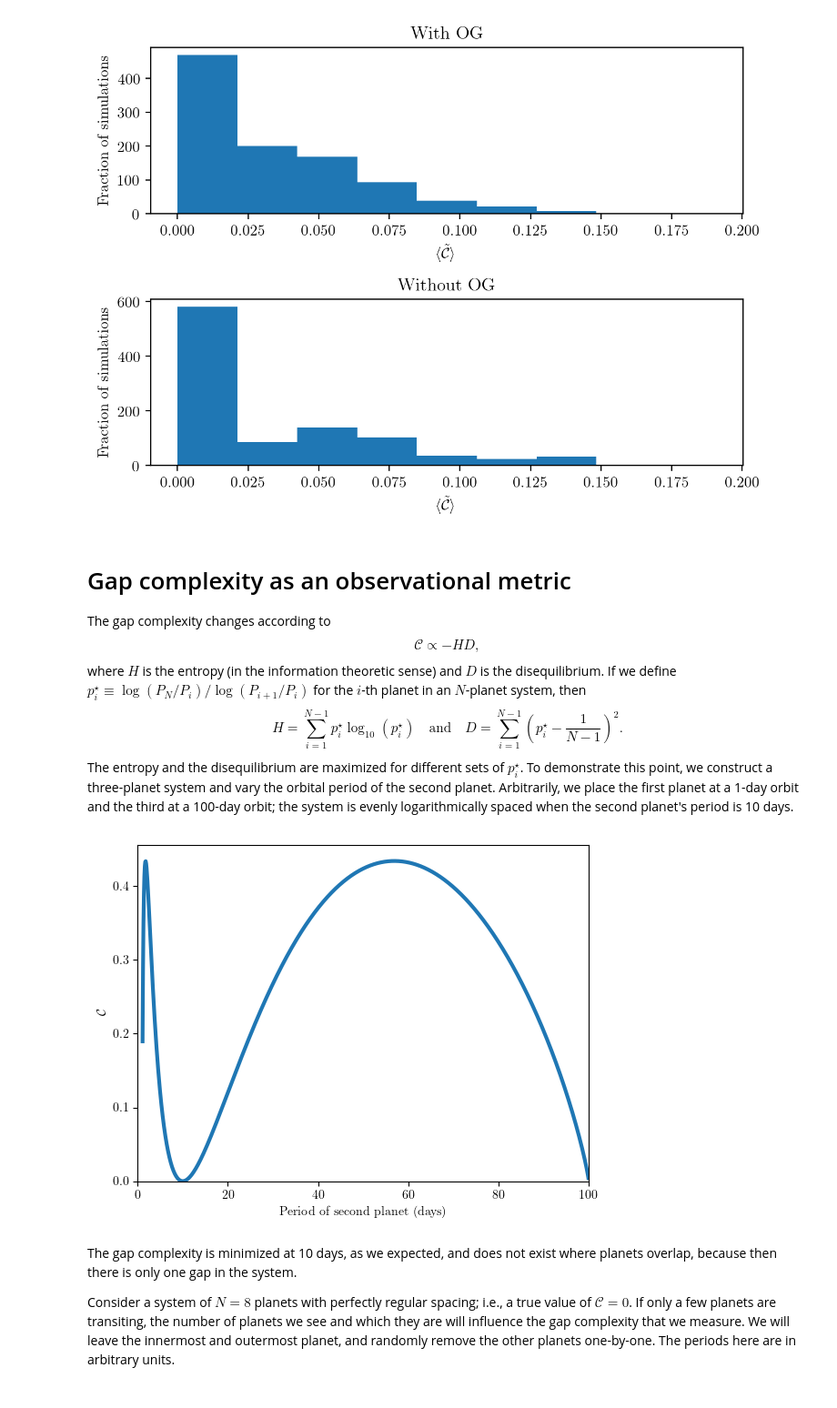
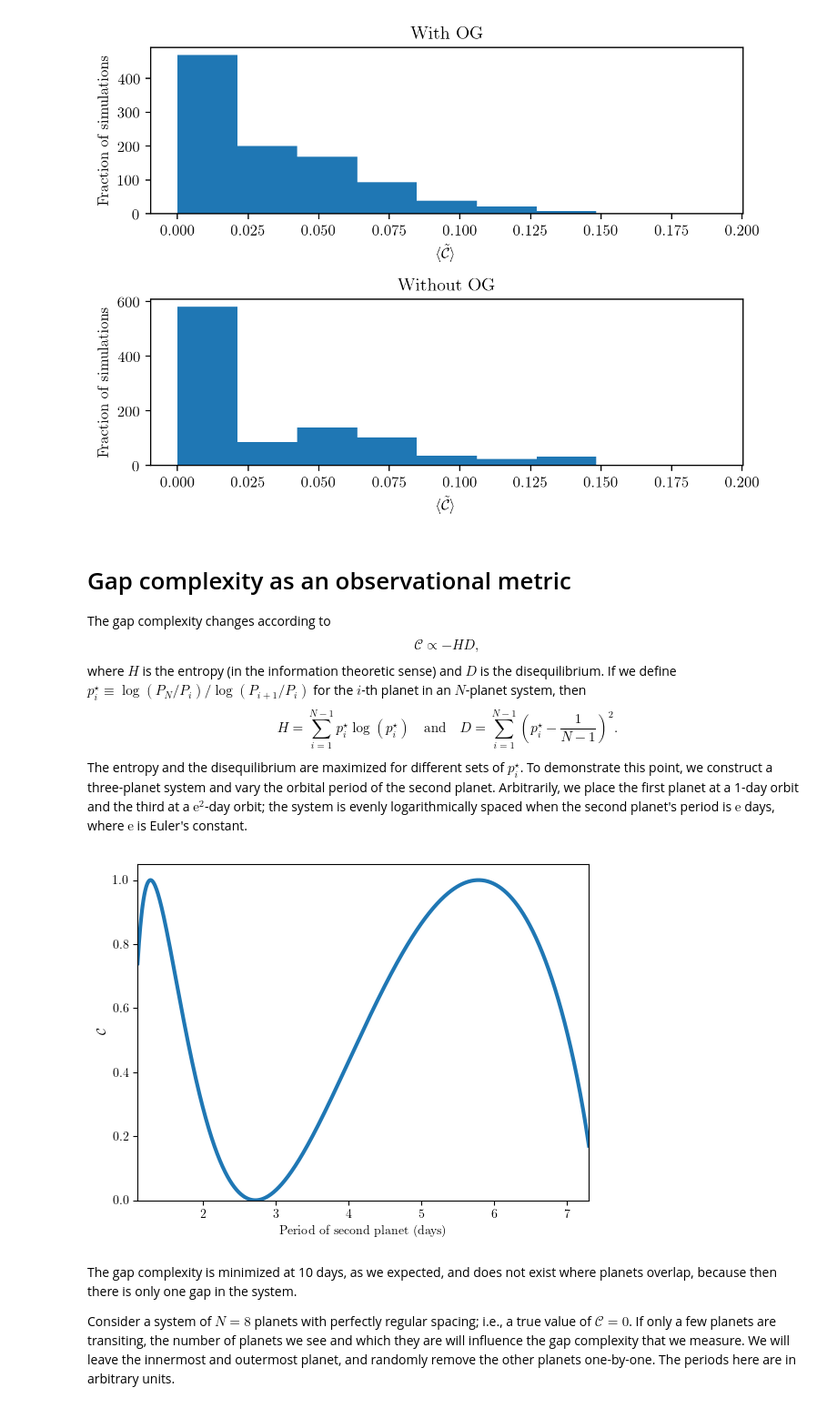
Before and after one commit to jrlivesey/SecularGapComplexity, a Jupyter notebook: simulation-pairs.ipynb, the cells around one changed output. Shown: that part at 91% size. Drawn from its saved outputs; the diff is of its cells as text; code cells hidden in the pictures.

```diff
--- a/simulation-pairs.ipynb
+++ b/simulation-pairs.ipynb
@@ -72,25 +80,25 @@ $$
 $$
 where $H$ is the entropy (in the information theoretic sense) and $D$ is the disequilibrium. If we define $p_i^\star \equiv \log(P_N / P_i) / \log(P_{i+1} / P_i)$ for the $i$-th planet in an $N$-planet system, then
 $$
-H = \sum_{i=1}^{N-1} p_i^\star \log_{10}(p_i^\star) \quad \text{and} \quad D = \sum_{i=1}^{N-1} \left ( p_i^\star - \frac{1}{N - 1} \right )^2.
+H = \sum_{i=1}^{N-1} p_i^\star \log(p_i^\star) \quad \text{and} \quad D = \sum_{i=1}^{N-1} \left ( p_i^\star - \frac{1}{N - 1} \right )^2.
 $$
-The entropy and the disequilibrium are maximized for different sets of $p_i^\star$. To demonstrate this point, we construct a three-planet system and vary the orbital period of the second planet. Arbitrarily, we place the first planet at a 1-day orbit and the third at a 100-day orbit; the system is evenly logarithmically spaced when the second planet's period is 10 days.
+The entropy and the disequilibrium are maximized for different sets of $p_i^\star$. To demonstrate this point, we construct a three-planet system and vary the orbital period of the second planet. Arbitrarily, we place the first planet at a 1-day orbit and the third at a $\mathrm{e}^2$-day orbit; the system is evenly logarithmically spaced when the second planet's period is $\mathrm{e}$ days, where $\mathrm{e}$ is Euler's constant.
 # %%
 def my_gap_complexity(period):
-    periods_days = [1., period, 100.]
+    periods_days = [1., period, np.exp(2.)]
     return gaps.gap_complexity(periods_days)
 # %%
-per = np.linspace(1.1, 99.9, 1_000)
+per = np.linspace(1.1, 7.3, 1_000)
 gc = [my_gap_complexity(p) for p in per]
 
 fig, ax = plt.subplots(1, 1)
 ax.plot(per, gc, lw=3)
-ax.set_xlim(0., 100.)
+ax.set_xlim(1.1, 7.3)
 ax.set_ylim(bottom=0.)
 ax.set_xlabel('Period of second planet (days)')
 ax.set_ylabel(r'$\mathcal{C}$');
 # %% [output]
-[figure, old version]
+[figure, new version]
 # %% [markdown]
 The gap complexity is minimized at 10 days, as we expected, and does not exist where planets overlap, because then there is only one gap in the system.
 
```
Also changed, not shown: parts of 11 cells of this notebook, 2 other files.
